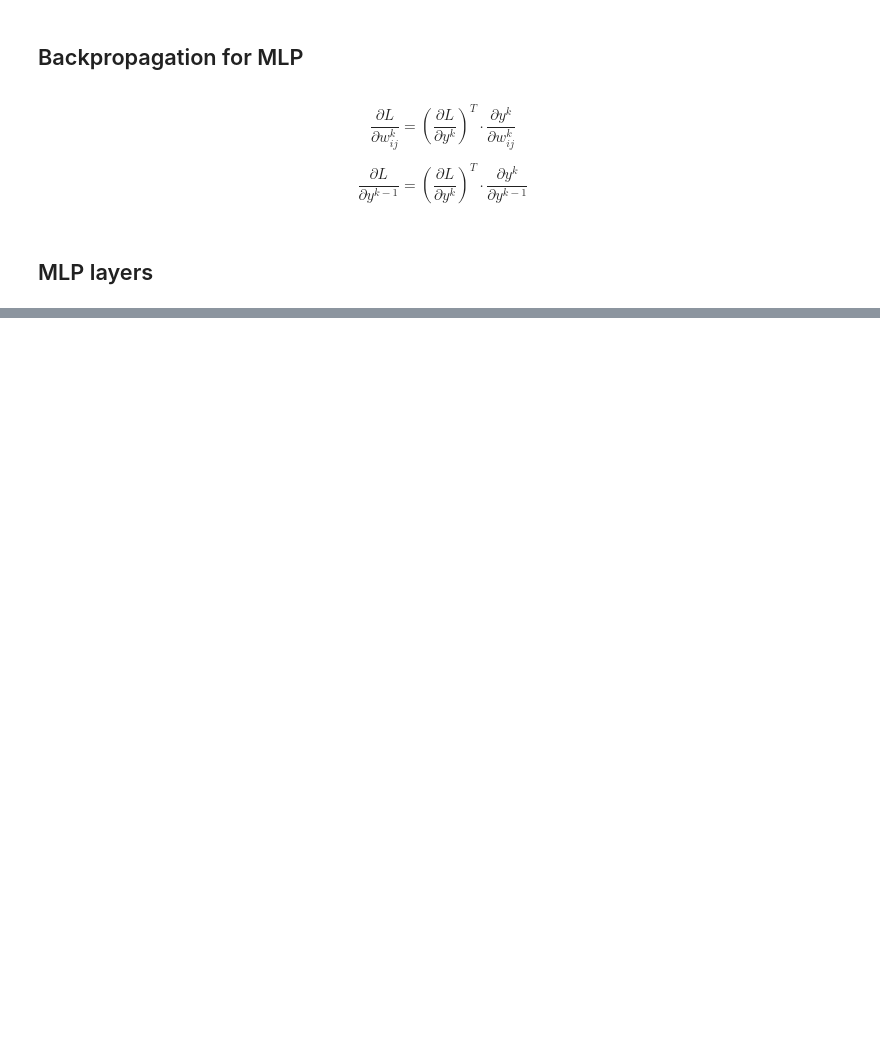
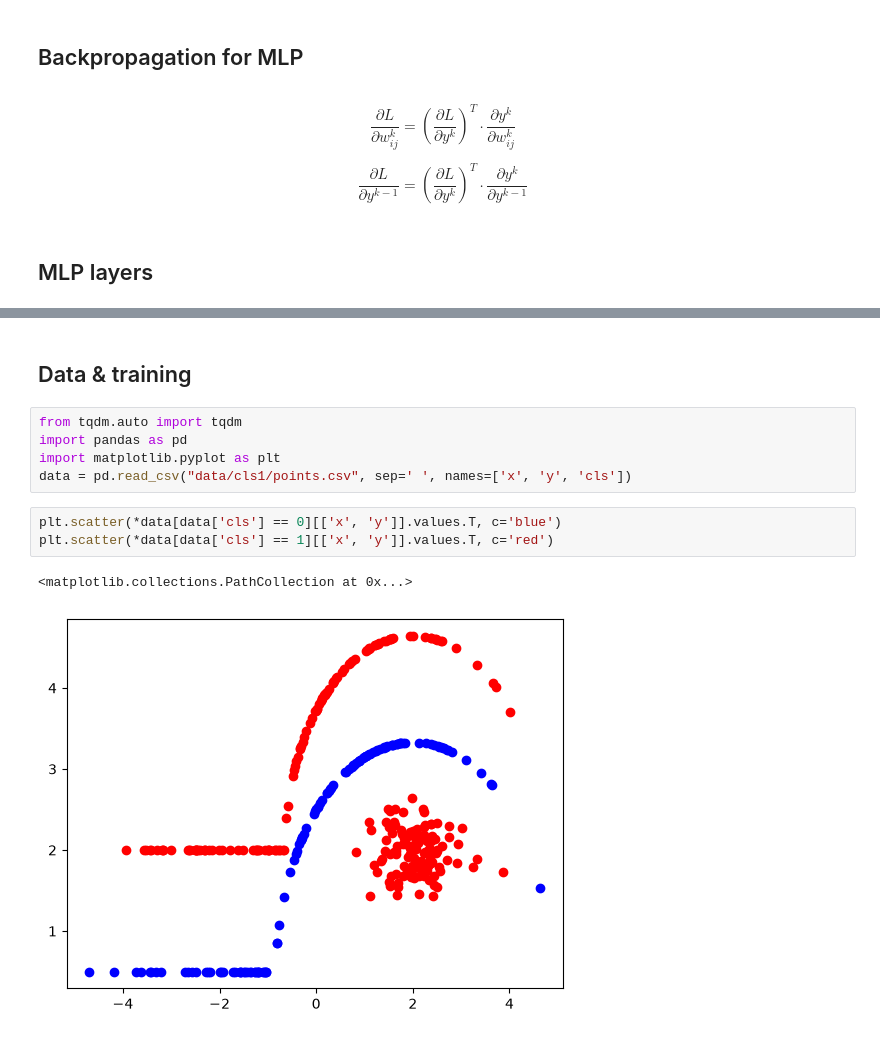
Before and after one commit to shelestvitru/stat-algs-course, a Jupyter notebook: cls/cls1_1mag.ipynb, the cells around one changed output, grey strips where cells are left out. Saved outputs shown, nothing was run; the diff lists cells and outputs as text; blank space fills up the shorter version.

```diff
--- a/cls/cls1_1mag.ipynb
+++ b/cls/cls1_1mag.ipynb
@@ -86,0 +162,13 @@ array([0., 0., 0., 0., 0., 0., 0., 0., 0., 0., 0., 0., 0., 0., 0.])
+# %% [markdown]
+## Data & training
+# %%
+from tqdm.auto import tqdm
+import pandas as pd
+import matplotlib.pyplot as plt
+data = pd.read_csv("data/cls1/points.csv", sep=' ', names=['x', 'y', 'cls'])
+# %%
+plt.scatter(*data[data['cls'] == 0][['x', 'y']].values.T, c='blue')
+plt.scatter(*data[data['cls'] == 1][['x', 'y']].values.T, c='red')
+# %% [output]
+<matplotlib.collections.PathCollection at 0x...>
+[figure, added]
```
Also changed, not shown: parts of 15 cells of this notebook.
